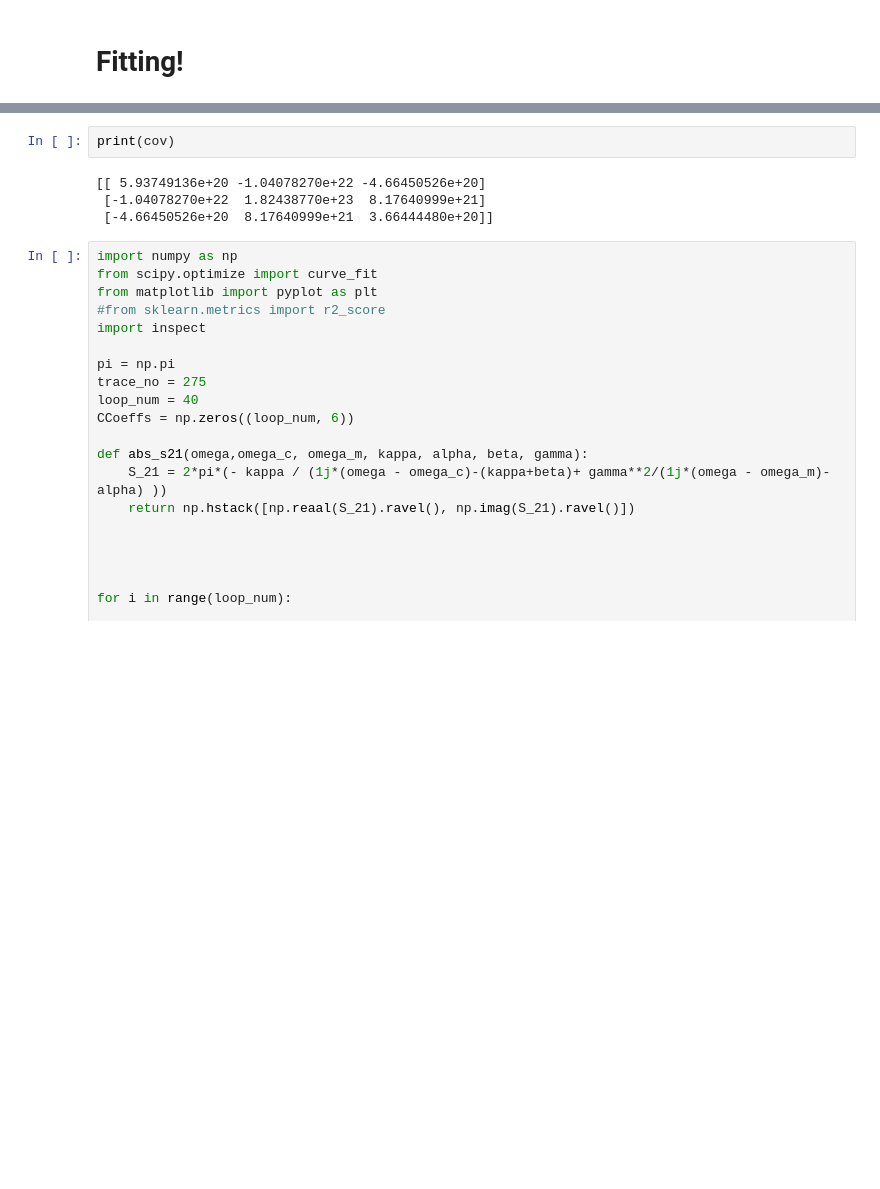
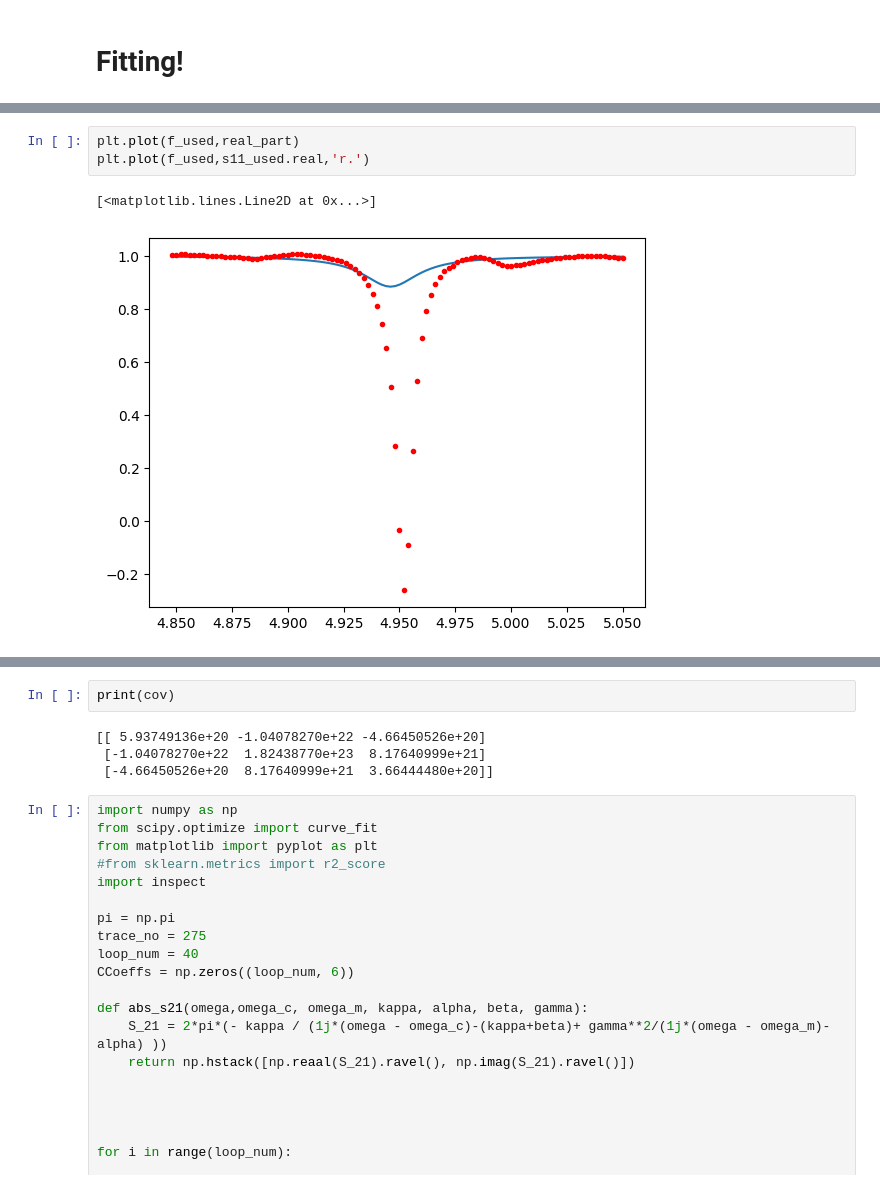
Before and after one commit to Nick1467/Mirror, a Jupyter notebook: quick_scale.ipynb, the cells around one changed output, grey strips where cells are left out. Saved outputs shown, nothing was run; the diff lists cells and outputs as text; blank space fills up the shorter version.

```diff
--- a/quick_scale.ipynb
+++ b/quick_scale.ipynb
@@ -219,0 +277,6 @@ fitted result:
+# %%
+plt.plot(f_used,real_part)
+plt.plot(f_used,s11_used.real,'r.')
+# %% [output]
+[<matplotlib.lines.Line2D at 0x...>]
+[figure, added]
```
Also changed, not shown: parts of 6 cells of this notebook, 1 other file.
